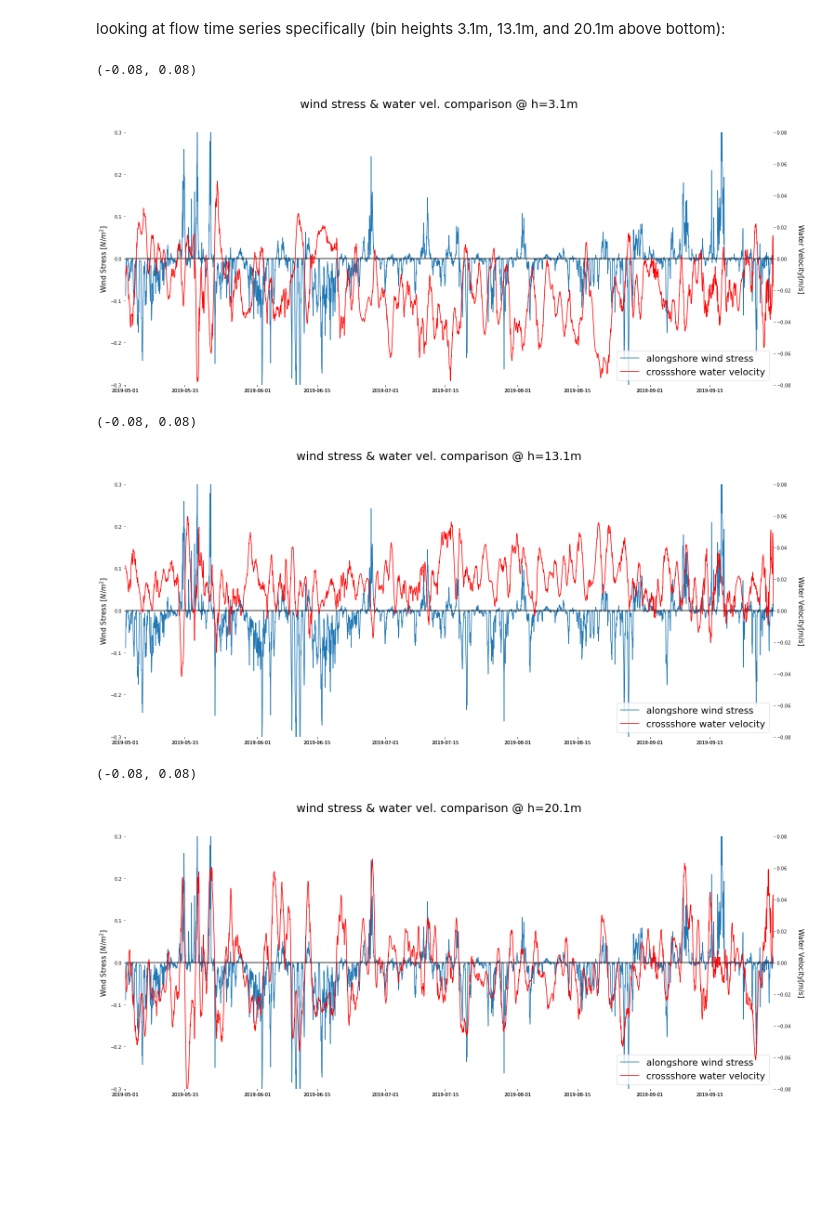
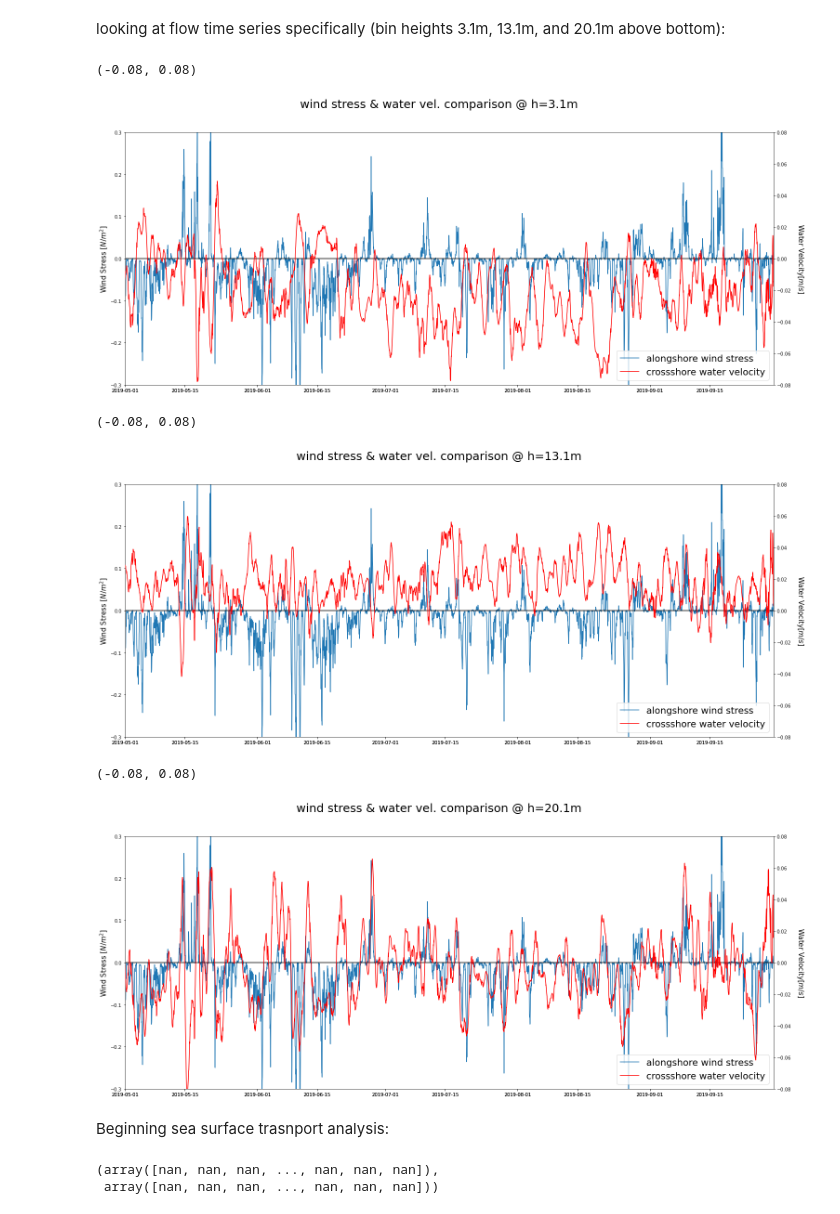
Before and after one commit to ascherer97/REU21, a Jupyter notebook: inshore_adcp_analysis.ipynb, the cells around one changed output. Saved outputs shown, nothing was run; the diff lists cells and outputs as text; code cells hidden in the pictures; blank space fills up the shorter version.

```diff
--- a/inshore_adcp_analysis.ipynb
+++ b/inshore_adcp_analysis.ipynb
@@ -333,35 +333,35 @@ looking at flow time series specifically (bin heights 3.1m, 13.1m, and 20.1m abo
 # %%
 fig = plt.figure(figsize=(25,10))
 fig.suptitle('wind stress & water vel. comparison @ h=3.1m', fontsize=25)
 
 
-ax1 = fig.add_subplot(111, sharex=ax1, frameon=False)
+ax1 = fig.add_subplot(111, sharex=ax1)
 lin1, = ax1.plot(ds_wind['time'],ds_wind['tau_y'])
 ax1.set_ylabel("Wind Stress [$N/m^2$]", fontsize=15)
 
 
 ax2 = fig.add_subplot(111, sharex=ax1, frameon=False)
 lin2, = ax2.plot(ds['time'],zero,color='k')
 lin3, = ax2.plot(ds['time'],ds['cs_bar'].T[1], color='r')
 #lin4 = ax2.plot(ds['time'],ds['cs_bar'].T[11])
 #lin5 = ax2.plot(ds['time'],ds['cs_bar'].T[18])
 ax2.set_ylabel("Water Velocity[$m/s$]", rotation=270, labelpad=30, fontsize=15)
 ax2.yaxis.tick_right()
 ax2.yaxis.set_label_position("right")
 
 ax1.legend((lin1,lin3),('alongshore wind stress','crossshore water velocity'), prop={'size': 20}, loc=4)
 ax1.set_xlim([t1,t2])
 ax1.set_ylim([-.3,.3])
 ax2.set_ylim([-.08,.08])
 # %% [output]
 (-0.08, 0.08)
-[figure, old version]
+[figure, new version]
 # %%
 fig = plt.figure(figsize=(25,10))
 fig.suptitle('wind stress & water vel. comparison @ h=13.1m', fontsize=25)
 
 
-ax1 = fig.add_subplot(111, sharex=ax1, frameon=False)
+ax1 = fig.add_subplot(111, sharex=ax1)
 lin1, = ax1.plot(ds_wind['time'],ds_wind['tau_y'])
 ax1.set_ylabel("Wind Stress [$N/m^2$]", fontsize=15)
 
@@ -381,13 +381,13 @@ ax1.set_ylim([-.3,.3])
 ax2.set_ylim([-.08,.08])
 # %% [output]
 (-0.08, 0.08)
-[figure, old version]
+[figure, new version]
 # %%
 fig = plt.figure(figsize=(25,10))
 fig.suptitle('wind stress & water vel. comparison @ h=20.1m', fontsize=25)
 
 
-ax1 = fig.add_subplot(111, sharex=ax1, frameon=False)
+ax1 = fig.add_subplot(111, sharex=ax1)
 lin1, = ax1.plot(ds_wind['time'],ds_wind['tau_y'])
 ax1.set_ylabel("Wind Stress [$N/m^2$]", fontsize=15)
 
@@ -407,4 +407,11 @@ ax1.set_ylim([-.3,.3])
 ax2.set_ylim([-.08,.08])
 # %% [output]
 (-0.08, 0.08)
-[figure, old version]
+[figure, new version]
+# %% [markdown]
+Beginning sea surface trasnport analysis:
+# %%
+sst = ts.surface_transport(ds['cs_bar'],ds['bin_depths_avg'],ds['sea_surface'])
+# %% [output]
+(array([nan, nan, nan, ..., nan, nan, nan]),
+ array([nan, nan, nan, ..., nan, nan, nan]))
```
Also changed, not shown: parts of 11 cells of this notebook.
